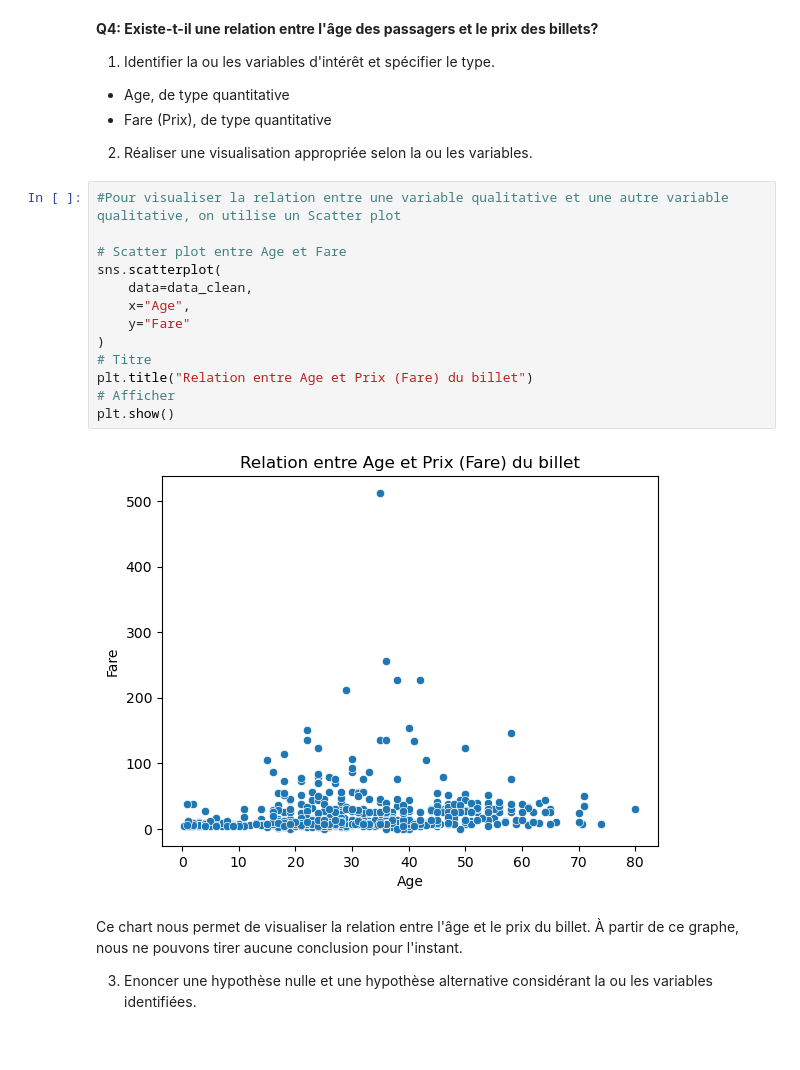
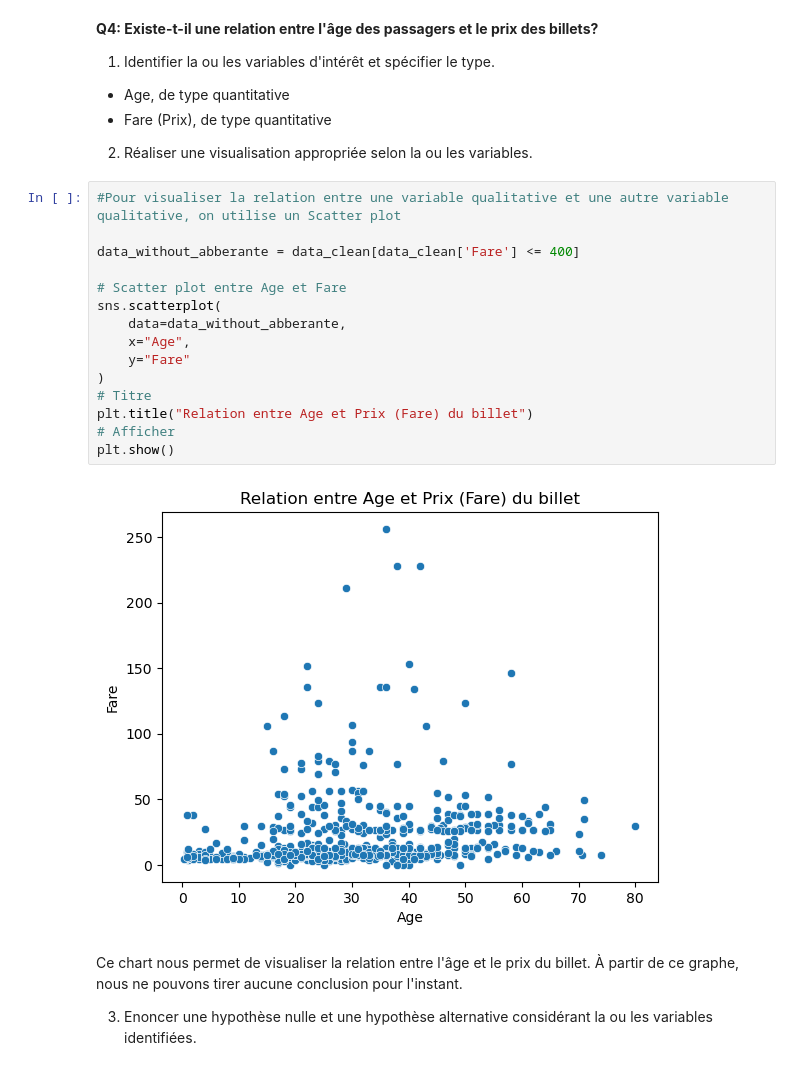
Before and after one commit to VictorFeller/Analyse-de-donn-es-Titanic, a Jupyter notebook: Projet.ipynb, the cells around one changed output. Drawn from its saved outputs; the diff is of its cells as text.

```diff
--- a/Projet.ipynb
+++ b/Projet.ipynb
@@ -389,18 +390,20 @@ Statistiquement, la différence est importante, mais lorsqu'un "humain" effectue
 # %%
 #Pour visualiser la relation entre une variable qualitative et une autre variable qualitative, on utilise un Scatter plot
 
+data_without_abberante = data_clean[data_clean['Fare'] <= 400]
+
 # Scatter plot entre Age et Fare
 sns.scatterplot(
-    data=data_clean,
+    data=data_without_abberante,
     x="Age",
     y="Fare"
 )
 # Titre
 plt.title("Relation entre Age et Prix (Fare) du billet")
 # Afficher
 plt.show()
 # %% [output]
-[figure, old version]
+[figure, new version]
 # %% [markdown]
 Ce chart nous permet de visualiser la relation entre l'âge et le prix du billet.
 À partir de ce graphe, nous ne pouvons tirer aucune conclusion pour l'instant.
```
Also changed, not shown: parts of 16 cells of this notebook.
